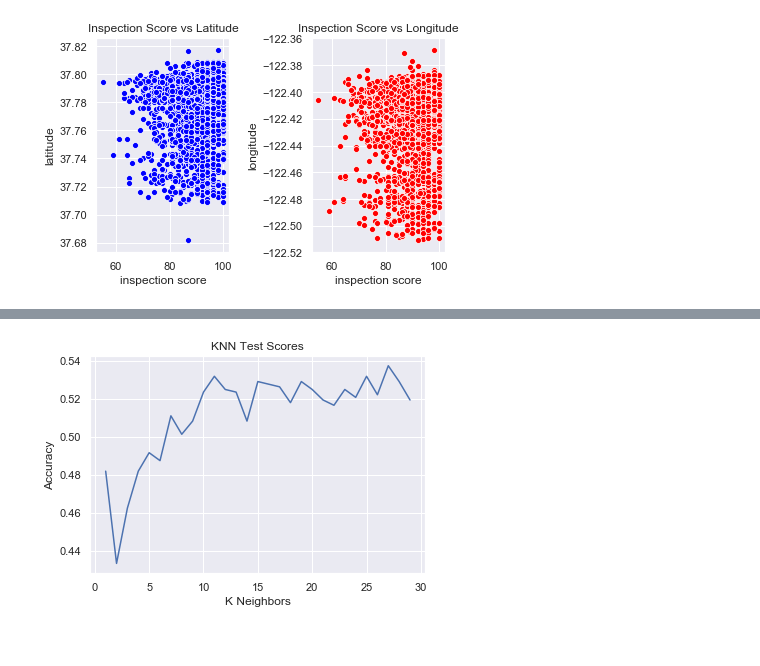
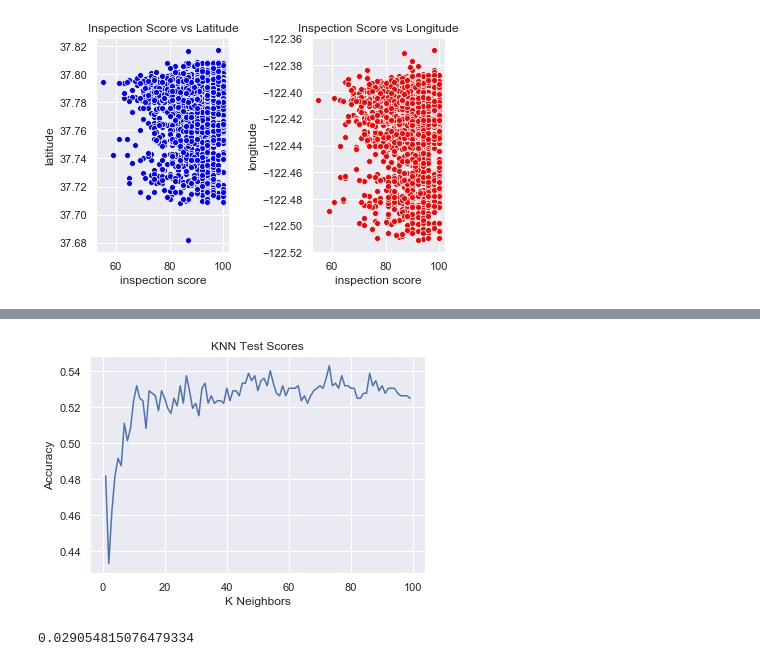
Before and after one commit to ssheridanucsb/SFRP, a Jupyter notebook: SFRP.ipynb, the cells around one changed output, grey strips where cells are left out. Drawn from its saved outputs; the diff is of its cells as text; code cells hidden in the pictures.

```diff
--- a/SFRP.ipynb
+++ b/SFRP.ipynb
@@ -514,15 +514,15 @@ X_train, X_test, y_train, y_test = train_test_split(lat_long, rating, test_size=
 # %%
 k_test_score = []
 # %%
-for i in range(1,30):
+for i in range(1,100):
     knn = KNeighborsClassifier(n_neighbors=i)
     knn.fit(X_train, y_train)
     k_test_score.append(knn.score(X_test, y_test))
 # %%
-plt.plot(np.arange(1,30), k_test_score)
+plt.plot(np.arange(1,100), k_test_score)
 plt.title("KNN Test Scores")
 plt.xlabel("K Neighbors")
 plt.ylabel("Accuracy")
 plt.show()
 # %% [output]
-[figure, old version]
+[figure, new version]
@@ -528,0 +533,6 @@ plt.show()
+# %%
+lr = LinearRegression()
+lr.fit(Xr_train, yr_train)
+lr.score(Xr_test, yr_test)
+# %% [output]
+0.029054815076479334
```
Also changed, not shown: parts of 5 cells of this notebook.
